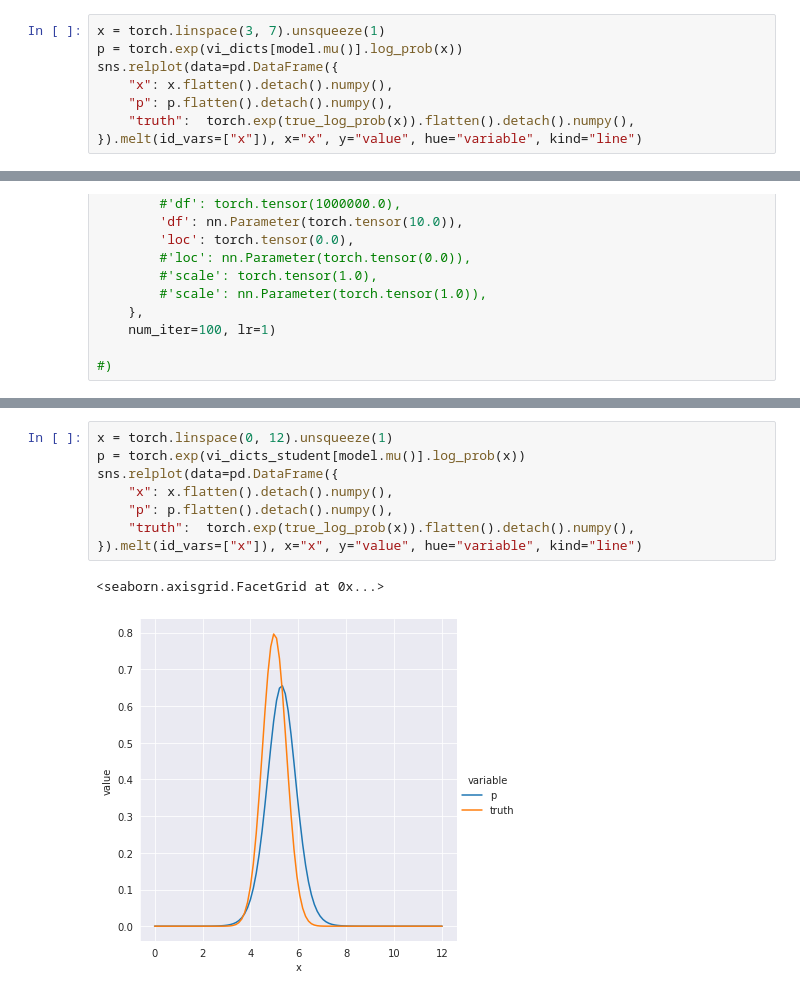
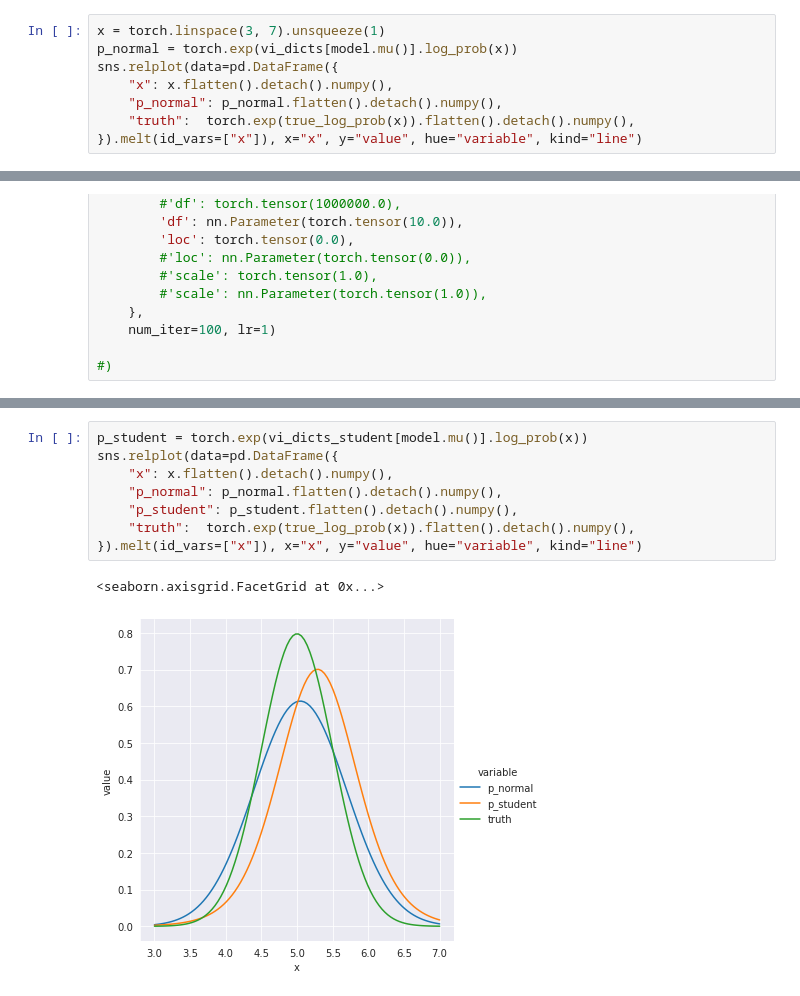
Before and after one commit to facebookresearch/beanmachine, a Jupyter notebook: src/beanmachine/ppl/experimental/MeanFieldVI.ipynb, the cells around one changed output, grey strips where cells are left out. Saved outputs shown, nothing was run; the diff lists cells and outputs as text.

```diff
--- a/src/beanmachine/ppl/experimental/MeanFieldVI.ipynb
+++ b/src/beanmachine/ppl/experimental/MeanFieldVI.ipynb
@@ -45,9 +45,9 @@ Normal(loc: -0.024408599361777306, scale: 1.0)
 # %%
 x = torch.linspace(3, 7).unsqueeze(1)
-p = torch.exp(vi_dicts[model.mu()].log_prob(x))
+p_normal = torch.exp(vi_dicts[model.mu()].log_prob(x))
 sns.relplot(data=pd.DataFrame({
     "x": x.flatten().detach().numpy(),
-    "p": p.flatten().detach().numpy(),
+    "p_normal": p_normal.flatten().detach().numpy(),
     "truth":  torch.exp(true_log_prob(x)).flatten().detach().numpy(),
 }).melt(id_vars=["x"]), x="x", y="value", hue="variable", kind="line")
 # %% [output]
@@ -98,14 +84,14 @@ StudentT(df: 16.44184684753418, loc: 0.0, scale: 1.0)
 # %%
-x = torch.linspace(0, 12).unsqueeze(1)
-p = torch.exp(vi_dicts_student[model.mu()].log_prob(x))
+p_student = torch.exp(vi_dicts_student[model.mu()].log_prob(x))
 sns.relplot(data=pd.DataFrame({
     "x": x.flatten().detach().numpy(),
-    "p": p.flatten().detach().numpy(),
+    "p_normal": p_normal.flatten().detach().numpy(),
+    "p_student": p_student.flatten().detach().numpy(),
     "truth":  torch.exp(true_log_prob(x)).flatten().detach().numpy(),
 }).melt(id_vars=["x"]), x="x", y="value", hue="variable", kind="line")
 # %% [output]
 <seaborn.axisgrid.FacetGrid at 0x...>
-[figure, old version]
+[figure, new version]
 # %%
 sns.displot(vi_dicts_student[model.mu()].sample((100,)).detach().numpy().flatten())
 # %% [output]
```
Also changed, not shown: parts of 10 cells of this notebook, 3 other files.
